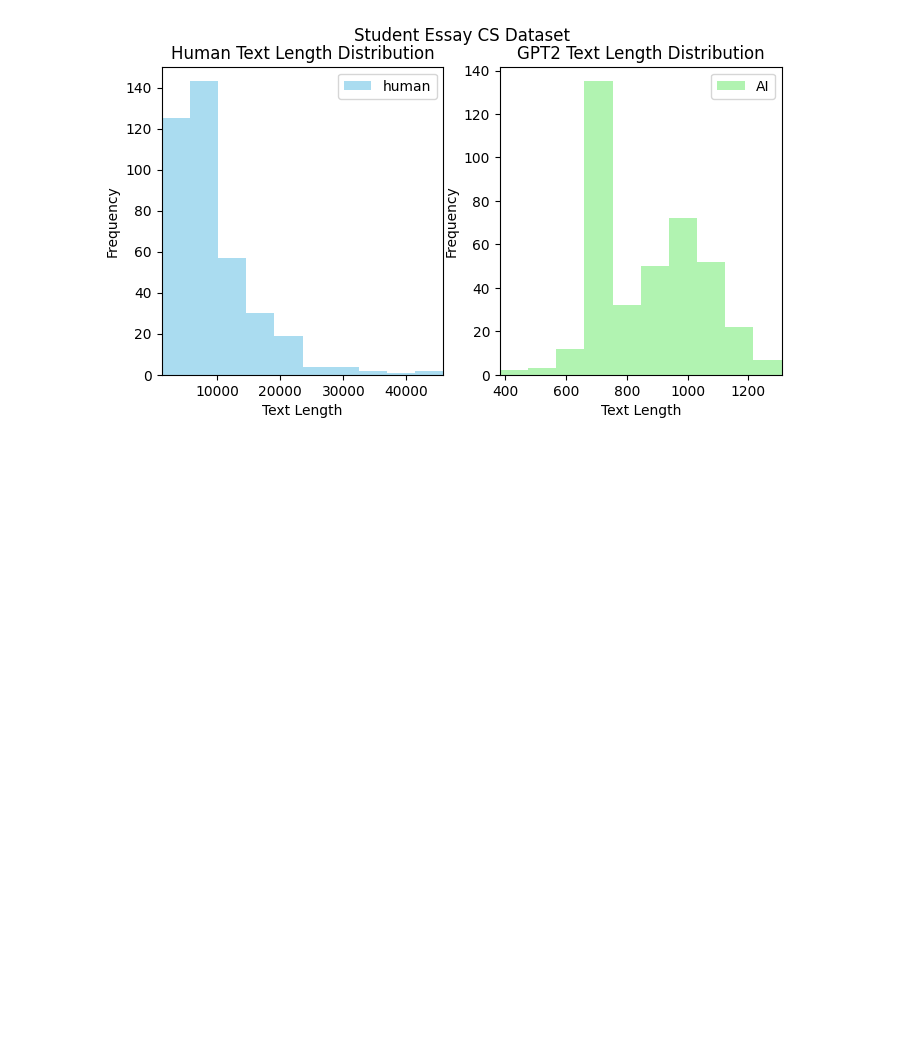
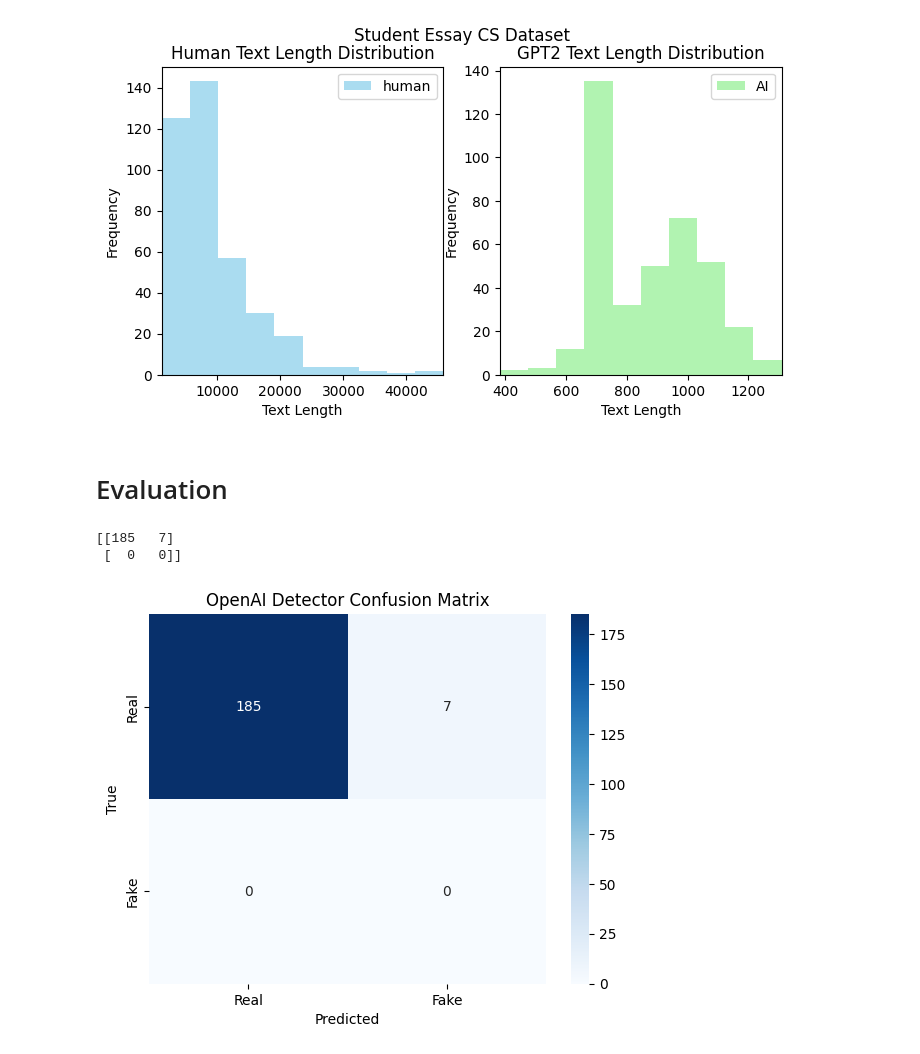
Before and after one commit to bobaebak/ai_text_detection, a Jupyter notebook: cookbooks/data-plot.ipynb, the cells around one changed output. Cells and saved outputs as stored; diff of their text form; code cells hidden in the pictures; blank space fills up the shorter version.

Commit message:
evalaution plot add

```diff
--- a/cookbooks/data-plot.ipynb
+++ b/cookbooks/data-plot.ipynb
@@ -169,3 +169,5 @@ plot_helper = PlotHelper(
 _ = draws(plot_helper)
 # %% [output]
 [figure]
+# %% [markdown]
+# Evaluation
@@ -171,0 +178,36 @@ _ = draws(plot_helper)
+# %%
+with open('../dataset/eval/h_openai_eval.json', "r") as f:
+    openai_detector = json.load(f)
+
+with open('../dataset/eval/h_openai_finetuned_eval.json', "r") as f:
+    openai_detector_2 = json.load(f)
+
+with open('../dataset/eval/h_radar_eval.json', "r") as f:
+    radar_eval = json.load(f)
+# %%
+# Example true labels (you need to provide these based on your dataset)
+true_labels = ['Real' for _ in range(len(openai_detector))]
+
+# Convert the probability strings to floats and determine the predicted labels
+predicted_labels = []
+for prob in openai_detector:
+    fake_prob = float(prob['Fake'])
+    real_prob = float(prob['Real'])
+    if real_prob > fake_prob:
+        predicted_labels.append('Real')
+    else:
+        predicted_labels.append('Fake')
+
+# Generate confusion matrix
+conf_matrix = confusion_matrix(true_labels, predicted_labels, labels=['Real', 'Fake'])
+print(conf_matrix)
+
+sns.heatmap(conf_matrix, annot=True, fmt='d', cmap='Blues', xticklabels=['Real', 'Fake'], yticklabels=['Real', 'Fake'])
+plt.xlabel('Predicted')
+plt.ylabel('True')
+plt.title('OpenAI Detector Confusion Matrix')
+plt.show()
+# %% [output]
+[[185   7]
+ [  0   0]]
+[figure, added]
```
Also changed, not shown: parts of 3 cells of this notebook.
